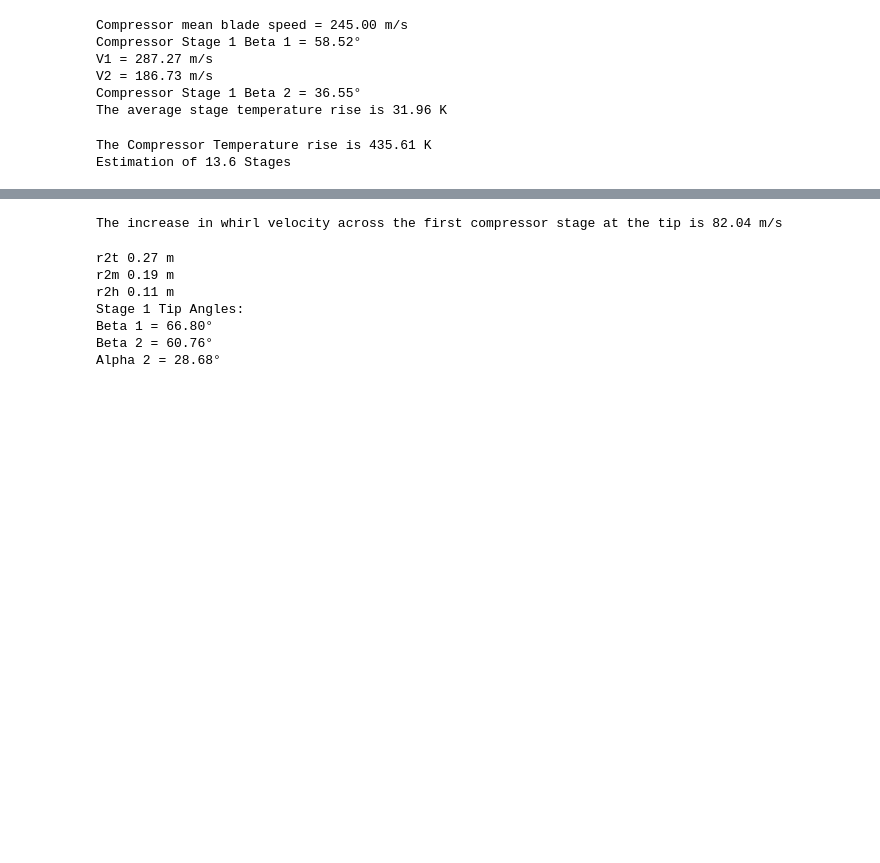
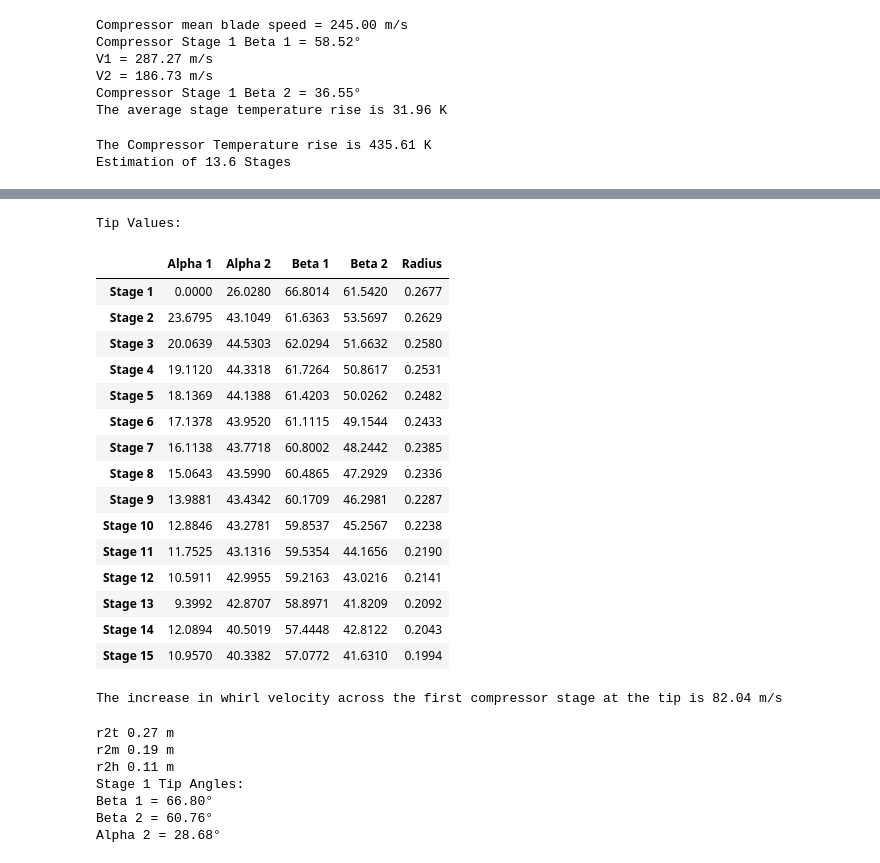
Before and after one commit to kavourbm/AEEM4063-Team15, a Jupyter notebook: Project 2/Compressor.ipynb, the cells around one changed output, grey strips where cells are left out. Cells and saved outputs as stored; diff of their text form; code cells hidden in the pictures; blank space fills up the shorter version.

```diff
--- a/Project 2/Compressor.ipynb
+++ b/Project 2/Compressor.ipynb
@@ -377,3 +428,29 @@ tabletry.style \
+# %%
+print("Tip Values:")
+
+tabletry = pd.DataFrame({"Alpha 1": stagevals[:,2,0],"Alpha 2": stagevals[:,2,1],"Beta 1": stagevals[:,2,2],"Beta 2": stagevals[:,2,3],"Radius": stagevals[:,2,4]})
+
+tabletry.style \
+    .format(precision=4) \
+    .relabel_index(["Stage 1","Stage 2","Stage 3","Stage 4","Stage 5","Stage 6","Stage 7","Stage 8","Stage 9","Stage 10","Stage 11","Stage 12","Stage 13","Stage 14","Stage 15"],axis=0)
+# %% [output]
+Tip Values:
+|  | Alpha 1 | Alpha 2 | Beta 1 | Beta 2 | Radius |
+| Stage 1 | 0.0000 | 26.0280 | 66.8014 | 61.5420 | 0.2677 |
+| Stage 2 | 23.6795 | 43.1049 | 61.6363 | 53.5697 | 0.2629 |
+| Stage 3 | 20.0639 | 44.5303 | 62.0294 | 51.6632 | 0.2580 |
+| Stage 4 | 19.1120 | 44.3318 | 61.7264 | 50.8617 | 0.2531 |
+| Stage 5 | 18.1369 | 44.1388 | 61.4203 | 50.0262 | 0.2482 |
+| Stage 6 | 17.1378 | 43.9520 | 61.1115 | 49.1544 | 0.2433 |
+| Stage 7 | 16.1138 | 43.7718 | 60.8002 | 48.2442 | 0.2385 |
+| Stage 8 | 15.0643 | 43.5990 | 60.4865 | 47.2929 | 0.2336 |
+| Stage 9 | 13.9881 | 43.4342 | 60.1709 | 46.2981 | 0.2287 |
+| Stage 10 | 12.8846 | 43.2781 | 59.8537 | 45.2567 | 0.2238 |
+| Stage 11 | 11.7525 | 43.1316 | 59.5354 | 44.1656 | 0.2190 |
+| Stage 12 | 10.5911 | 42.9955 | 59.2163 | 43.0216 | 0.2141 |
+| Stage 13 | 9.3992 | 42.8707 | 58.8971 | 41.8209 | 0.2092 |
+| Stage 14 | 12.0894 | 40.5019 | 57.4448 | 42.8122 | 0.2043 |
+| Stage 15 | 10.9570 | 40.3382 | 57.0772 | 41.6310 | 0.1994 |
 # %%
 # Stage by stage
 # Stage 1
```
Also changed, not shown: parts of 5 cells of this notebook.
